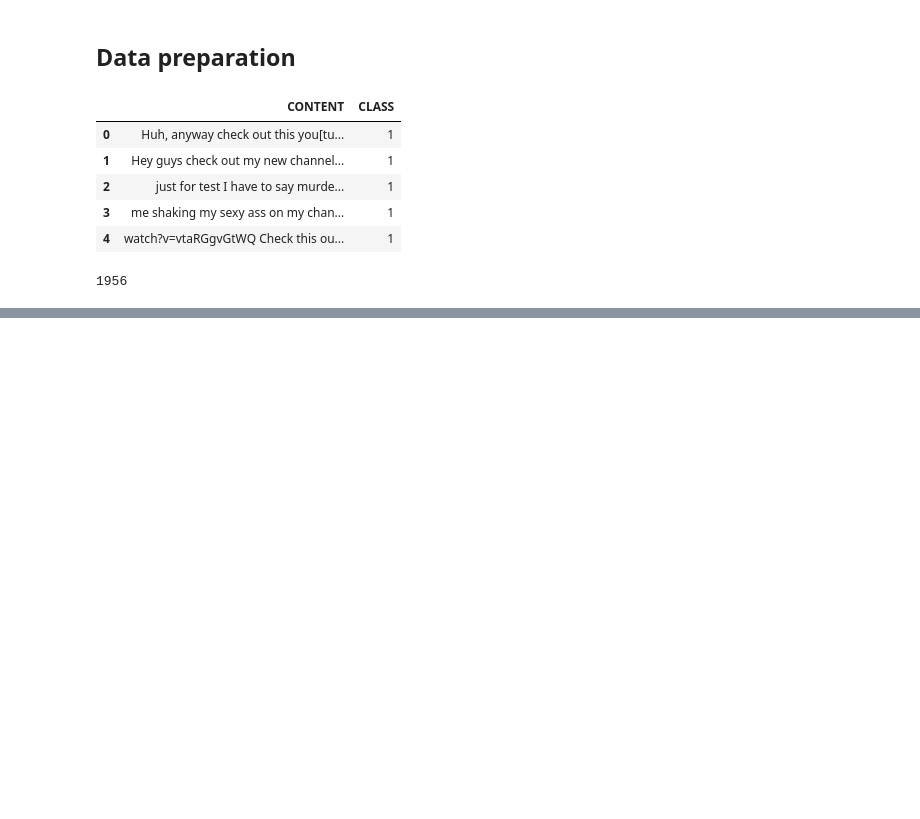
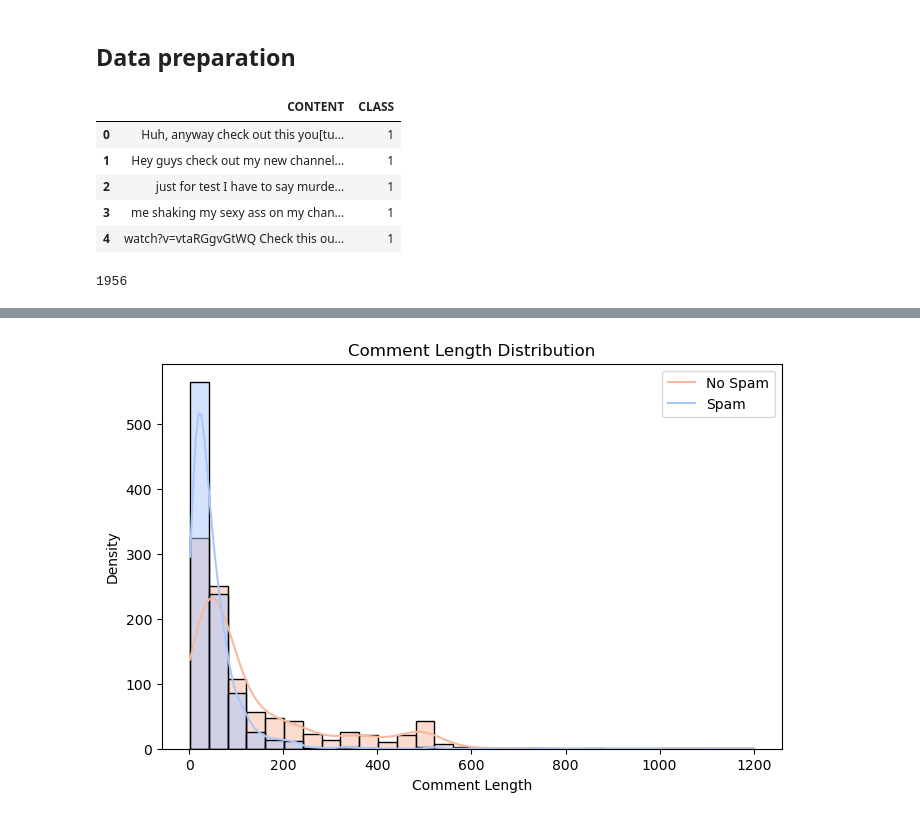
Before and after one commit to davydantoniuk/youtube-sentiment-analyser, a Jupyter notebook: models/model1/model1.ipynb, the cells around one changed output, grey strips where cells are left out. Drawn from its saved outputs; the diff is of its cells as text; code cells hidden in the pictures; blank space fills up the shorter version.

```diff
--- a/models/model1/model1.ipynb
+++ b/models/model1/model1.ipynb
@@ -30,0 +91,13 @@ len(data)
+# %%
+# 3. Comment Length Distribution
+data["COMMENT_LENGTH"] = data["CONTENT"].apply(lambda x: len(str(x)))
+
+plt.figure(figsize=(8, 5))
+sns.histplot(data, x="COMMENT_LENGTH", hue="CLASS", bins=30, kde=True, palette="coolwarm")
+plt.title("Comment Length Distribution")
+plt.xlabel("Comment Length")
+plt.ylabel("Density")
+plt.legend(["No Spam", "Spam"])
+plt.show()
+# %% [output]
+[figure, added]
```
Also changed, not shown: parts of 8 cells of this notebook.
